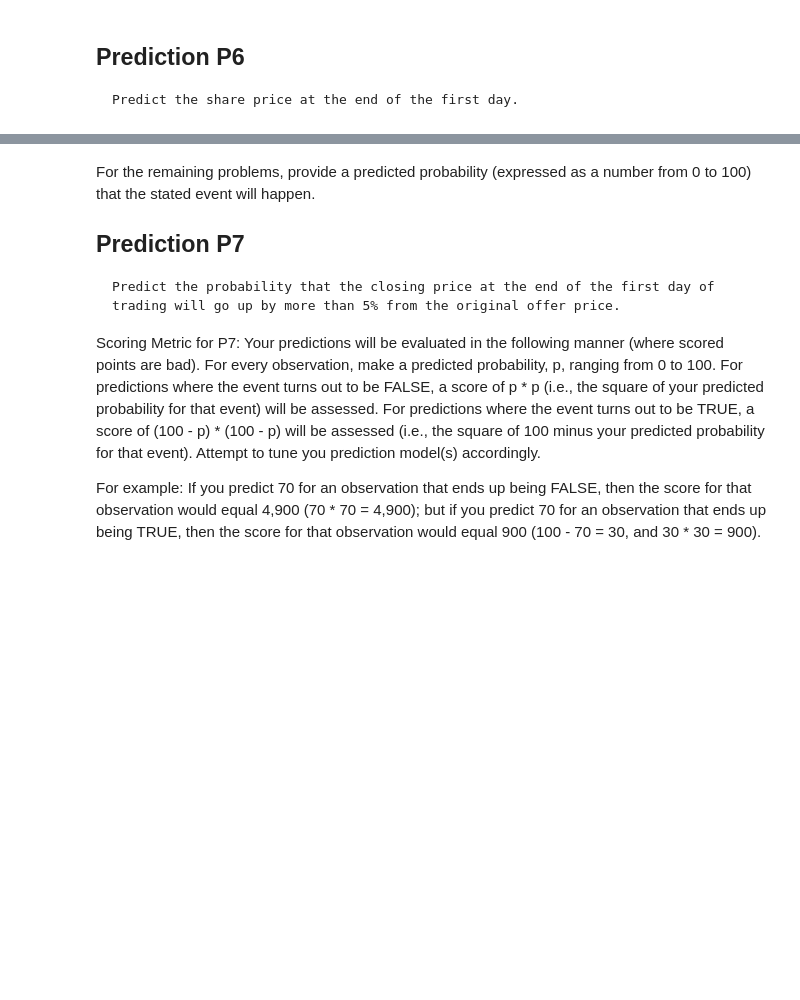
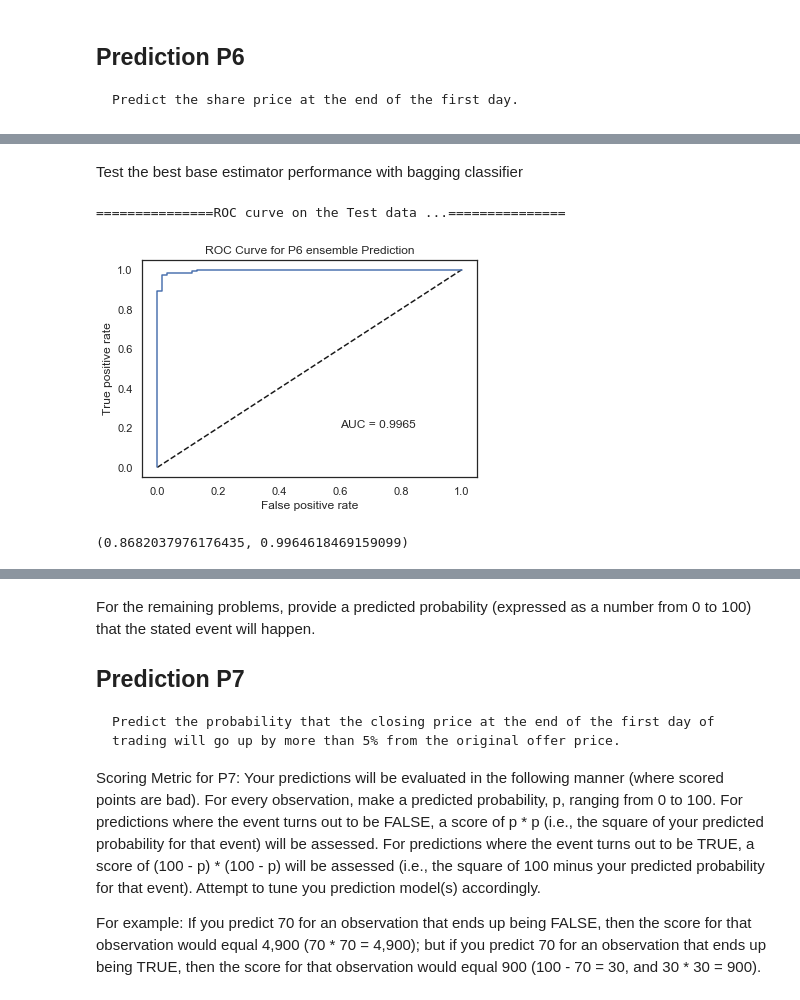
Before and after one commit to devakumar/dsfb-Project-Team3-2019, a Jupyter notebook: Project.ipynb, the cells around one changed output, grey strips where cells are left out. Cells and saved outputs as stored; diff of their text form; code cells hidden in the pictures; blank space fills up the shorter version.

```diff
--- a/Project.ipynb
+++ b/Project.ipynb
@@ -3005,0 +3074,12 @@ df_predict.P4 = P4
+# %% [markdown]
+Test the best base estimator performance with bagging classifier
+# %%
+P6_ensemble_model = BaggingClassifier(P6_model_final, n_estimators=n_estimators, n_jobs=-1, random_state=SEED)
+# Use the sklearn train_test_split() function to split data into "train", "validation", and "test"
+P6_ensemble_model = P6_ensemble_model.fit(X, y_P8)
+P6_auc_en = custom_test_function(P6_ensemble_model, X, y_P8, proba=True, name="P6 ensemble Prediction")
+P6_auc, P6_auc_en
+# %% [output]
+===============ROC curve on the Test data ...===============
+[figure, added]
+(0.8682037976176435, 0.9964618469159099)
```
Also changed, not shown: parts of 73 cells of this notebook.
